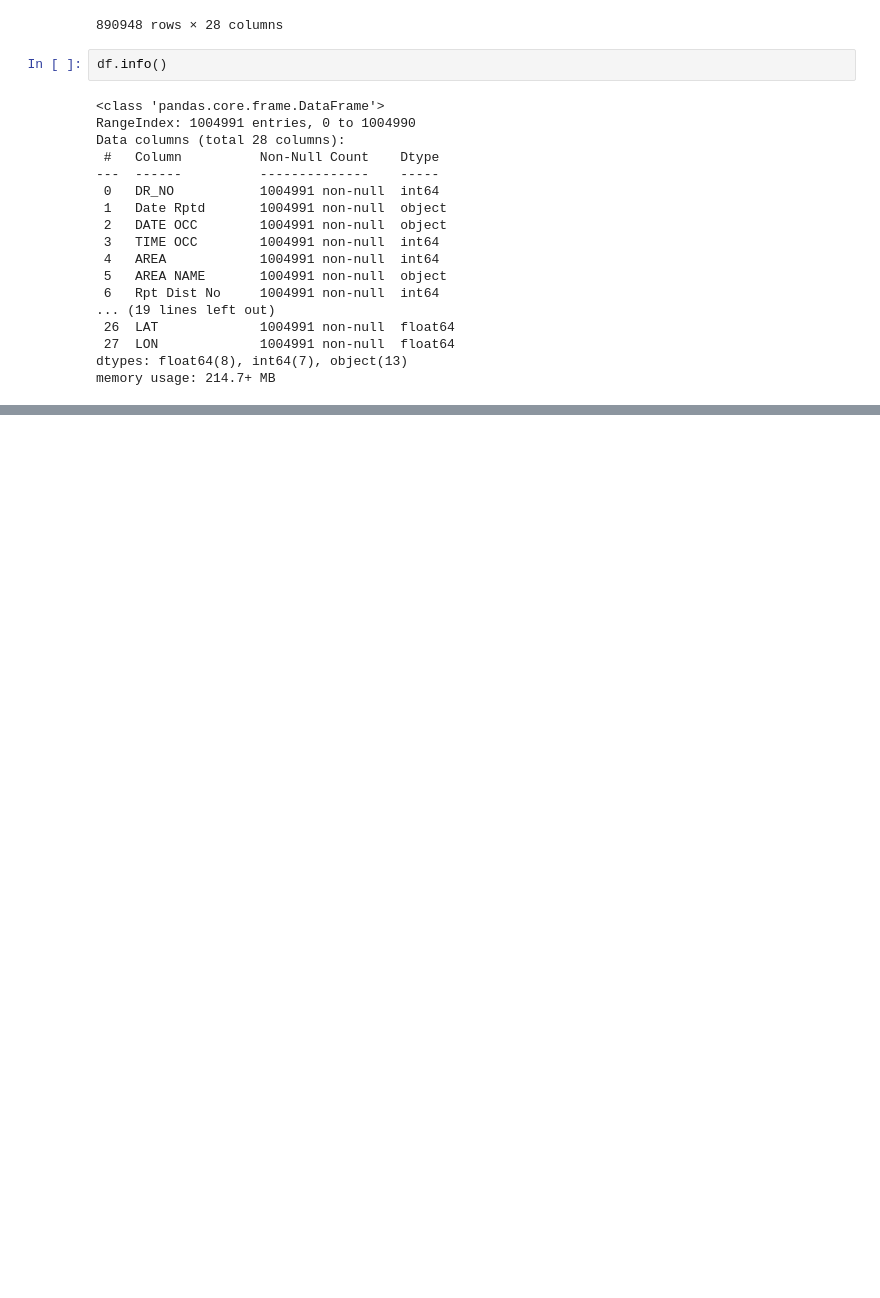
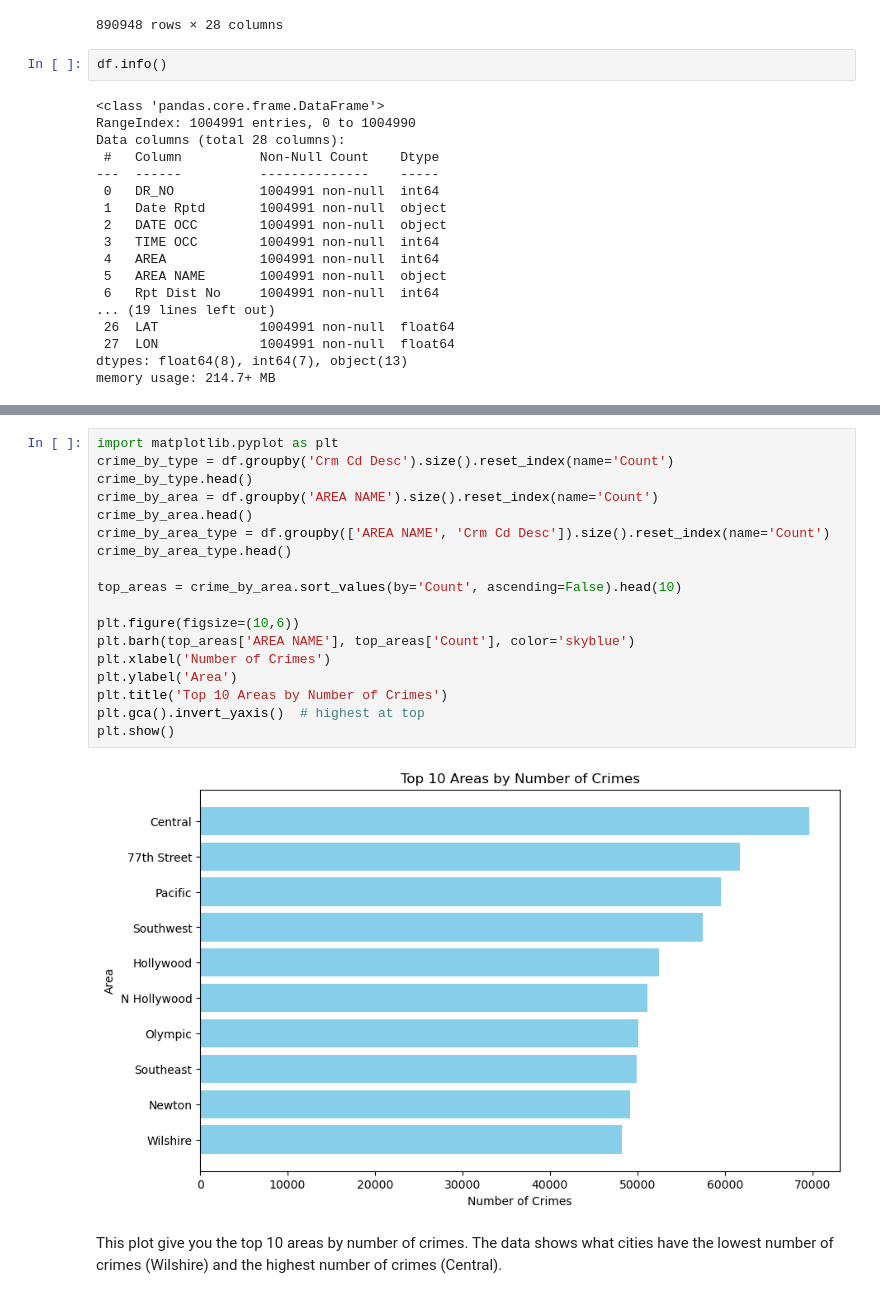
Before and after one commit to SR04634/SRickwalder_IA340_Repository, a Jupyter notebook: lab2.ipynb, the cells around one changed output, grey strips where cells are left out. Saved outputs shown, nothing was run; the diff lists cells and outputs as text; blank space fills up the shorter version.

```diff
--- a/lab2.ipynb
+++ b/lab2.ipynb
@@ -469,0 +208,22 @@ Name: Loc, dtype: object
+# %%
+import matplotlib.pyplot as plt
+crime_by_type = df.groupby('Crm Cd Desc').size().reset_index(name='Count')
+crime_by_type.head()
+crime_by_area = df.groupby('AREA NAME').size().reset_index(name='Count')
+crime_by_area.head()
+crime_by_area_type = df.groupby(['AREA NAME', 'Crm Cd Desc']).size().reset_index(name='Count')
+crime_by_area_type.head()
+
+top_areas = crime_by_area.sort_values(by='Count', ascending=False).head(10)
+
+plt.figure(figsize=(10,6))
+plt.barh(top_areas['AREA NAME'], top_areas['Count'], color='skyblue')
+plt.xlabel('Number of Crimes')
+plt.ylabel('Area')
+plt.title('Top 10 Areas by Number of Crimes')
+plt.gca().invert_yaxis()  # highest at top
+plt.show()
+# %% [output]
+[figure, added]
+# %% [markdown]
+This plot give you the top 10 areas by number of crimes. The data shows what cities have the lowest number of crimes (Wilshire) and the highest number of crimes (Central).
```
Also changed, not shown: parts of 43 cells of this notebook.
